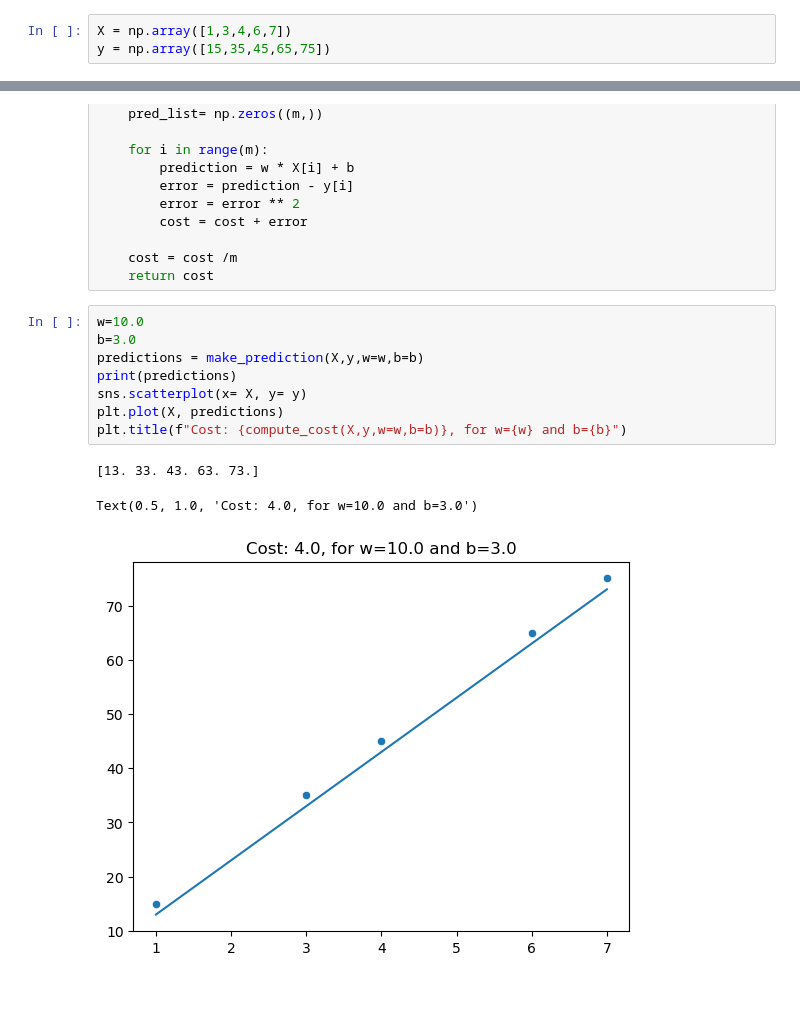
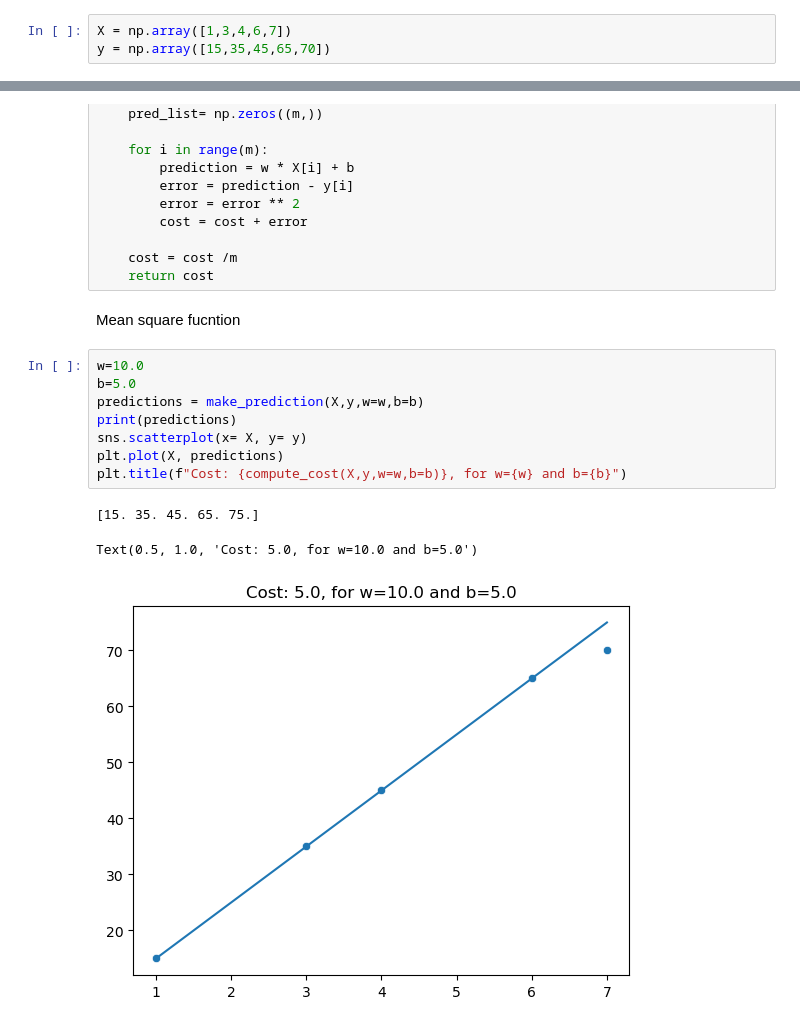
Before and after one commit to msanimfarhan/EndToEnd-MachineLearning, a Jupyter notebook: Simple-Linear-Regression.ipynb, the cells around one changed output, grey strips where cells are left out. Cells and saved outputs as stored; diff of their text form; blank space fills up the shorter version.

```diff
--- a/Simple-Linear-Regression.ipynb
+++ b/Simple-Linear-Regression.ipynb
@@ -31,7 +31,7 @@ import matplotlib.pyplot as plt
 import seaborn as sns
 # %%
 X = np.array([1,3,4,6,7])
-y = np.array([15,35,45,65,75])
+y = np.array([15,35,45,65,70])
 # %%
 sns.scatterplot(x= X, y= y)
 # %% [output]
@@ -77,15 +77,17 @@ def compute_cost(X,y,w,b):
 
     cost = cost /m
     return cost
+# %% [markdown]
+Mean square fucntion
 # %%
 w=10.0
-b=3.0
+b=5.0
 predictions = make_prediction(X,y,w=w,b=b)
 print(predictions)
 sns.scatterplot(x= X, y= y)
 plt.plot(X, predictions)
 plt.title(f"Cost: {compute_cost(X,y,w=w,b=b)}, for w={w} and b={b}")
 # %% [output]
-[13. 33. 43. 63. 73.]
+[15. 35. 45. 65. 75.]
-Text(0.5, 1.0, 'Cost: 4.0, for w=10.0 and b=3.0')
+Text(0.5, 1.0, 'Cost: 5.0, for w=10.0 and b=5.0')
-[figure, old version]
+[figure, new version]
```
Also changed, not shown: parts of 14 cells of this notebook.
